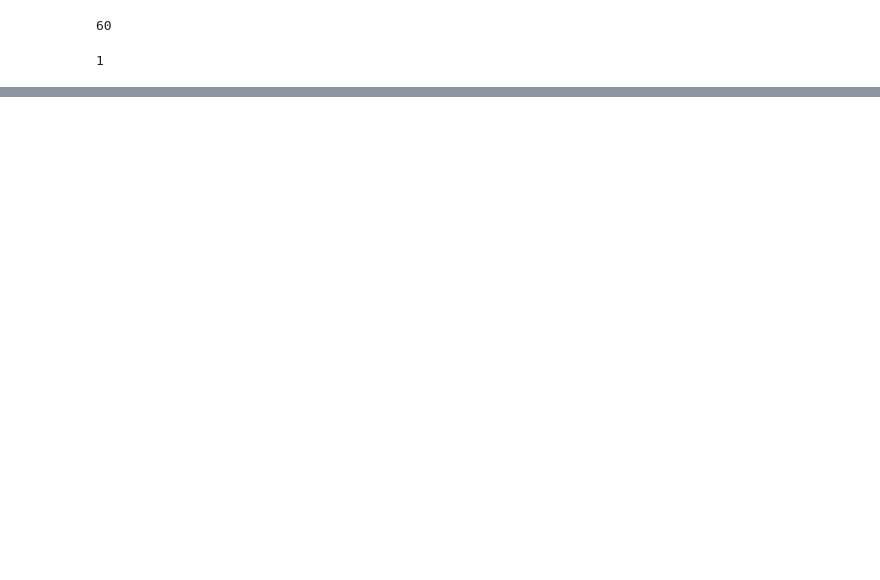
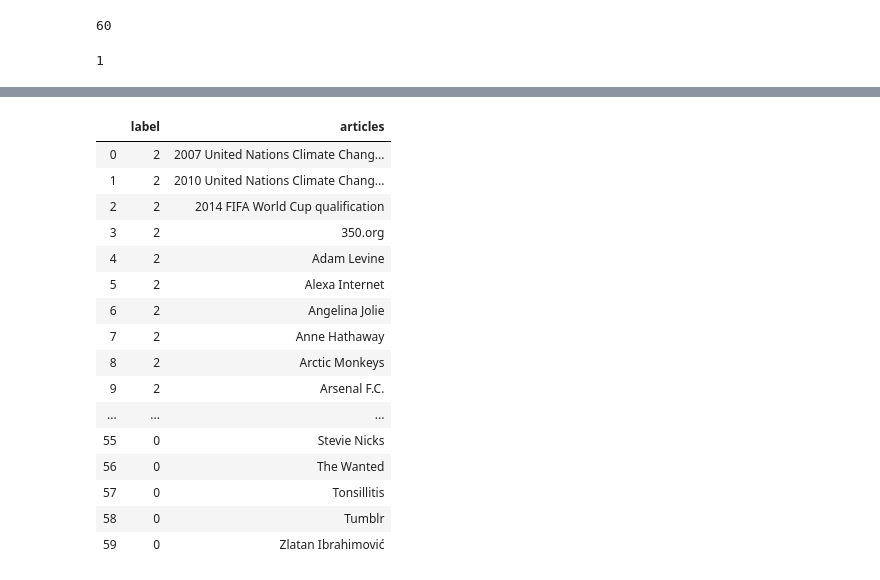
Before and after one commit to juansantateresa/machine_learning_datacamp, a Jupyter notebook: Clustering_Wikipedia.ipynb, the cells around one changed output, grey strips where cells are left out. Drawn from its saved outputs; the diff is of its cells as text; code cells hidden in the pictures; blank space fills up the shorter version.

Commit message:
Clustering Labels

```diff
--- a/Clustering_Wikipedia.ipynb
+++ b/Clustering_Wikipedia.ipynb
@@ -77,11 +84,11 @@ df_1
 # %% [markdown]
 Make pipeline to cluster articles
 # %%
-pipeline.fit(df_1)
+pipeline.fit(df_1T)
 # %% [output]
 Pipeline(steps=[('truncatedsvd', TruncatedSVD(n_components=50)),
                 ('kmeans', KMeans(n_clusters=6))])
 # %%
-labels = pipeline.predict(df_1)
+labels = pipeline.predict(df_1T)
 len(labels)
 # %% [output]
@@ -100,0 +113,20 @@ ValueError: arrays must all be same length
+# %%
+df
+# %% [output]
+|  | label | articles |
+| 0 | 2 | 2007 United Nations Climate Chang... |
+| 1 | 2 | 2010 United Nations Climate Chang... |
+| 2 | 2 | 2014 FIFA World Cup qualification |
+| 3 | 2 | 350.org |
+| 4 | 2 | Adam Levine |
+| 5 | 2 | Alexa Internet |
+| 6 | 2 | Angelina Jolie |
+| 7 | 2 | Anne Hathaway |
+| 8 | 2 | Arctic Monkeys |
+| 9 | 2 | Arsenal F.C. |
+| ... | ... | ... |
+| 55 | 0 | Stevie Nicks |
+| 56 | 0 | The Wanted |
+| 57 | 0 | Tonsillitis |
+| 58 | 0 | Tumblr |
+| 59 | 0 | Zlatan Ibrahimović |
```
Also changed, not shown: parts of 6 cells of this notebook.
